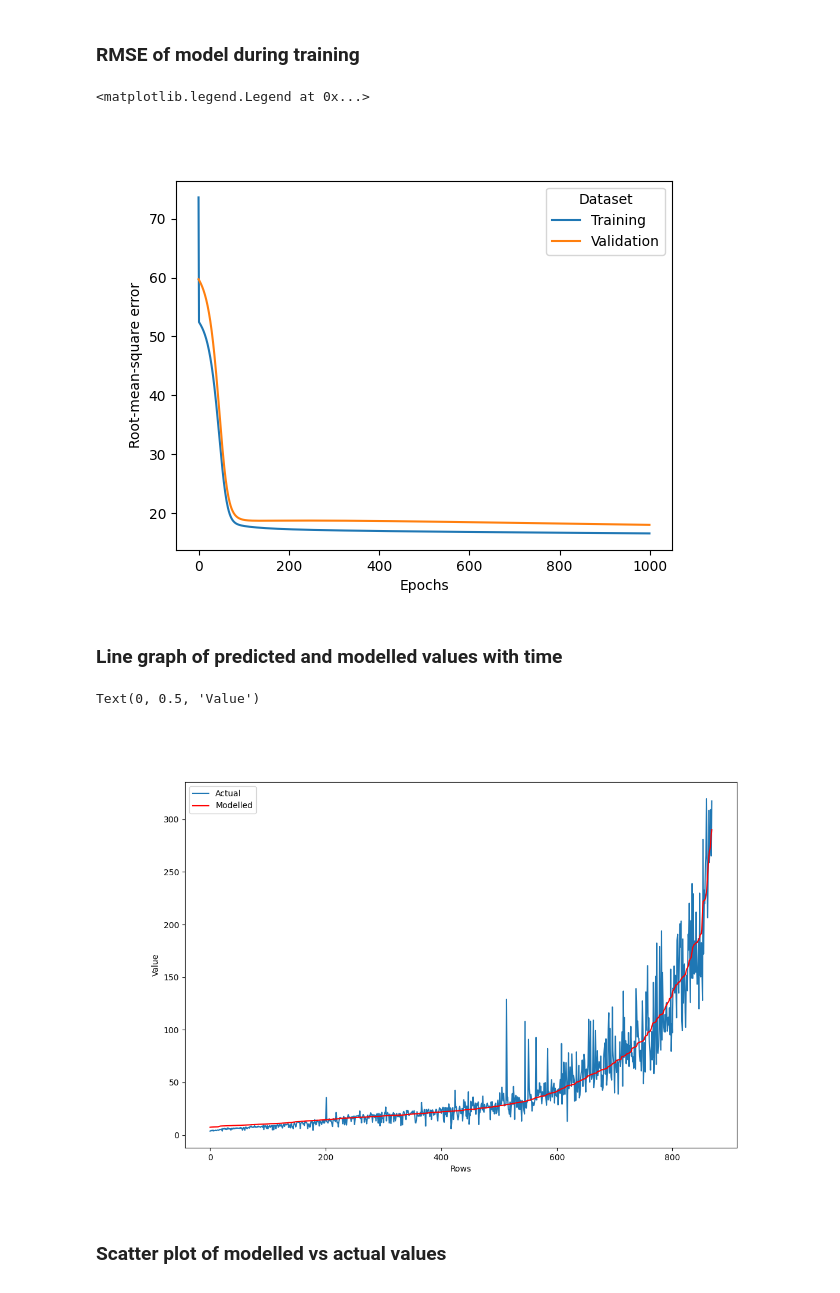
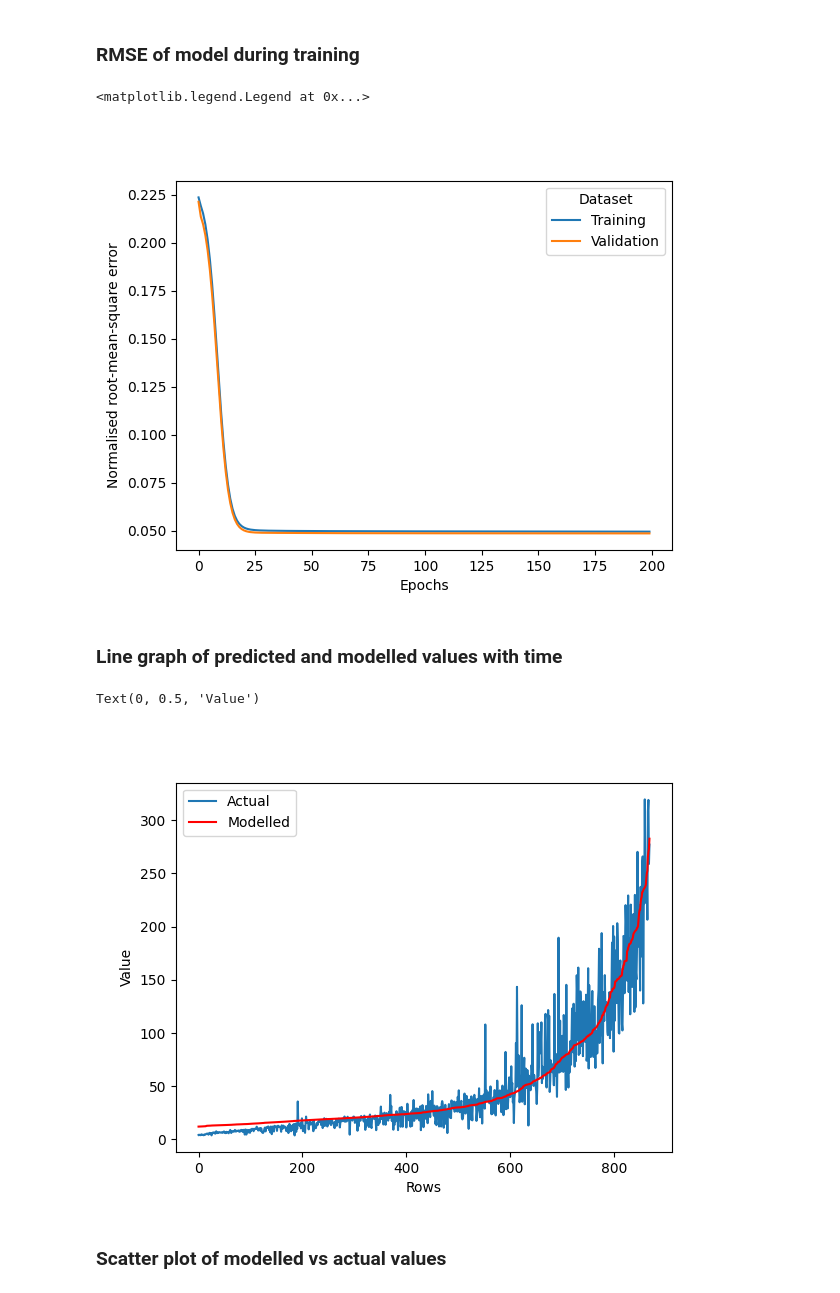
Before and after one commit to usetoconfuse/ai-flow-predictor, a Jupyter notebook: visualisation.ipynb, the cells around one changed output. Drawn from its saved outputs; the diff is of its cells as text; code cells hidden in the pictures.

Commit message:
Not working training destandardisation

```diff
--- a/visualisation.ipynb
+++ b/visualisation.ipynb
@@ -13,22 +13,26 @@ plt.close("all")
 # %% [markdown]
 ## Load a dataset and model
 # %%
-# Name of dataset and model to load
-dataset_name = "baseline"
-model_name = "baseline_1000epochs"
+# ================== Name of dataset and model to load =================================================
+dataset_name = "first_improved"
+model_name = "first_improved_1000epochs"
 
-vis_df = dp.read_processed_csv(dataset_name)
-network, trn_rmse_timeline, val_rmse_timeline = dp.read_model_json(model_name)
+
+full_dataset = dp.read_processed_csv(dataset_name)
+network, trn_rmse_arr, val_rmse_arr = dp.read_model_json(model_name)
+
+predictand_std_data = full_dataset.loc["meta_std"].iloc[:, -1]
 
 # Calculate the actual vs predicted values for the trained model
-outcome_df = vis_df.loc[["trn"]]
-outcome_df = pd.DataFrame(data=trn.predict(network, outcome_df),
+outcome_df = full_dataset.loc[["trn"]]
+outcome_df = pd.DataFrame(data=trn.predict(network, outcome_df.to_numpy()),
                          index=outcome_df.index)
-predictand_std_data = vis_df.loc["meta_std"].iloc[:, -1]
+
 outcome_df = dp.destd_predictands_range(outcome_df, predictand_std_data).iloc[:, 0]
 
-vis_df = dp.destd_range(vis_df)
-real_vals = vis_df.loc[["trn"]]
+full_dataset = dp.destd_range(full_dataset)
+real_vals = full_dataset.loc[["trn"]]
 real_vals = real_vals.droplevel(level=0, axis=1)["p"]
+
 outcome_df = pd.concat([real_vals, outcome_df], axis=1, keys=["Actual", "Modelled"])
 # %% [output]
@@ -218,27 +222,27 @@ heatmap_df.style.background_gradient(cmap='Blues')
 # %%
 plt.close("all")
 
-plt.plot(trn_rmse_timeline, label="Training")
-plt.plot(val_rmse_timeline, label="Validation", color="tab:orange")
+plt.plot(trn_rmse_arr, label="Training")
+plt.plot(val_rmse_arr, label="Validation", color="tab:orange")
 plt.xlabel("Epochs")
-plt.ylabel("Root-mean-square error")
+plt.ylabel("Normalised root-mean-square error")
 plt.legend(title="Dataset")
 # %% [output]
 <matplotlib.legend.Legend at 0x...>
-[figure, old version]
+[figure, new version]
 # %% [markdown]
 ### Line graph of predicted and modelled values with time
 # %%
 plt.close("all")
 
 graph_df = outcome_df.sort_values(by=["Modelled"])
 graph_df = graph_df.reset_index()
-graph_df.plot(figsize=(12, 8), color=["tab:blue", "red"])
+graph_df.plot(color=["tab:blue", "red"])
 plt.xlabel("Rows")
 plt.ylabel("Value")
 # %% [output]
 Text(0, 0.5, 'Value')
-[figure, old version]
+[figure, new version]
 # %% [markdown]
 ### Scatter plot of modelled vs actual values
 # %%
```
Also changed, not shown: parts of 5 cells of this notebook, 8 other files.
